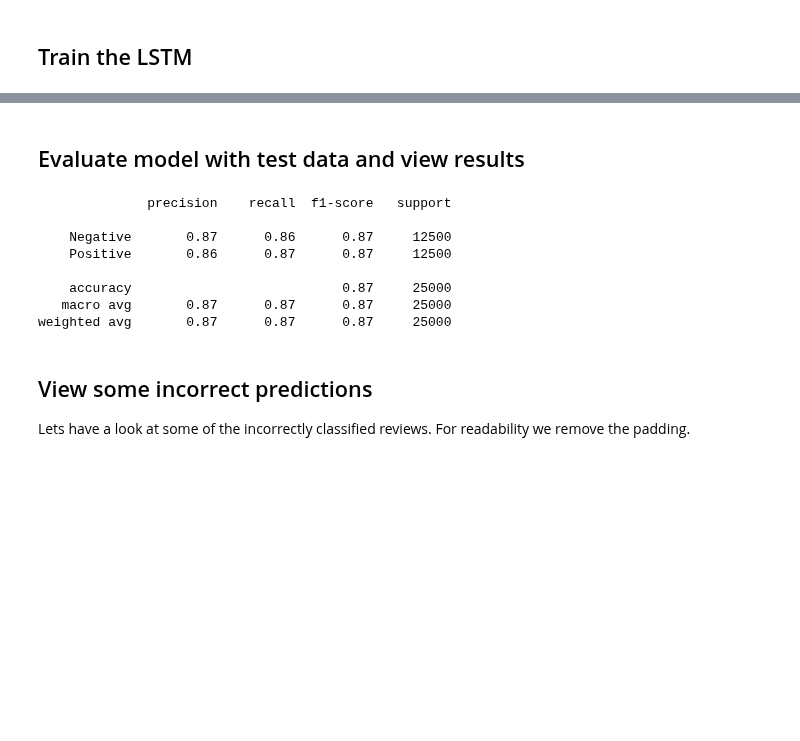
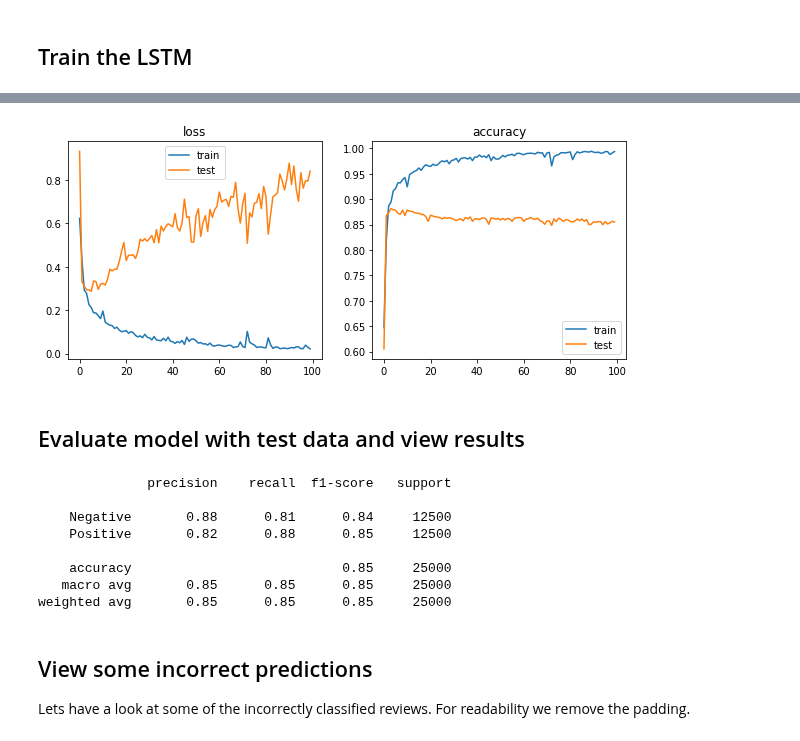
Before and after one commit to yiqiao-yin/WYNAssociates, a Jupyter notebook: docs/references/ex10 - lstm on IMDB.ipynb, the cells around one changed output, grey strips where cells are left out. Drawn from its saved outputs; the diff is of its cells as text; code cells hidden in the pictures; blank space fills up the shorter version.

```diff
--- a/docs/references/ex10 - lstm on IMDB.ipynb
+++ b/docs/references/ex10 - lstm on IMDB.ipynb
@@ -370,7 +378,7 @@ with tf.device('/device:GPU:0'):
         batch_size=256,
 
         # An epoch is an iteration over the entire training data.
-        epochs=10,
+        epochs=100,
 
         # The model will set apart his fraction of the training
         # data, will not train on it, and will evaluate the loss
@@ -407,3 +415,19 @@ Epoch 10/10
+# %%
+# plot history
+plt.figure(figsize=(10,4))
+plt.subplot(1, 2, 1)
+plt.plot(history.history['loss'])
+plt.plot(history.history['val_loss'])
+plt.legend(['train', 'test'])
+plt.title('loss')
+plt.subplot(1, 2, 2)
+plt.plot(history.history['accuracy'])
+plt.plot(history.history['val_accuracy'])
+plt.legend(['train', 'test'])
+plt.title('accuracy')
+plt.show()
+# %% [output]
+[figure, added]
 # %% [markdown]
 ## Evaluate model with test data and view results
 # %%
@@ -417,12 +441,12 @@ print(classification_report(y_test, predicted_classes, target_names=class_names)
 # %% [output]
               precision    recall  f1-score   support
 
-    Negative       0.87      0.86      0.87     12500
-    Positive       0.86      0.87      0.87     12500
+    Negative       0.88      0.81      0.84     12500
+    Positive       0.82      0.88      0.85     12500
 
-    accuracy                           0.87     25000
-   macro avg       0.87      0.87      0.87     25000
-weighted avg       0.87      0.87      0.87     25000
+    accuracy                           0.85     25000
+   macro avg       0.85      0.85      0.85     25000
+weighted avg       0.85      0.85      0.85     25000
 # %% [markdown]
 ## View some incorrect predictions
 
```
Also changed, not shown: parts of 8 cells of this notebook, 3 other files.
